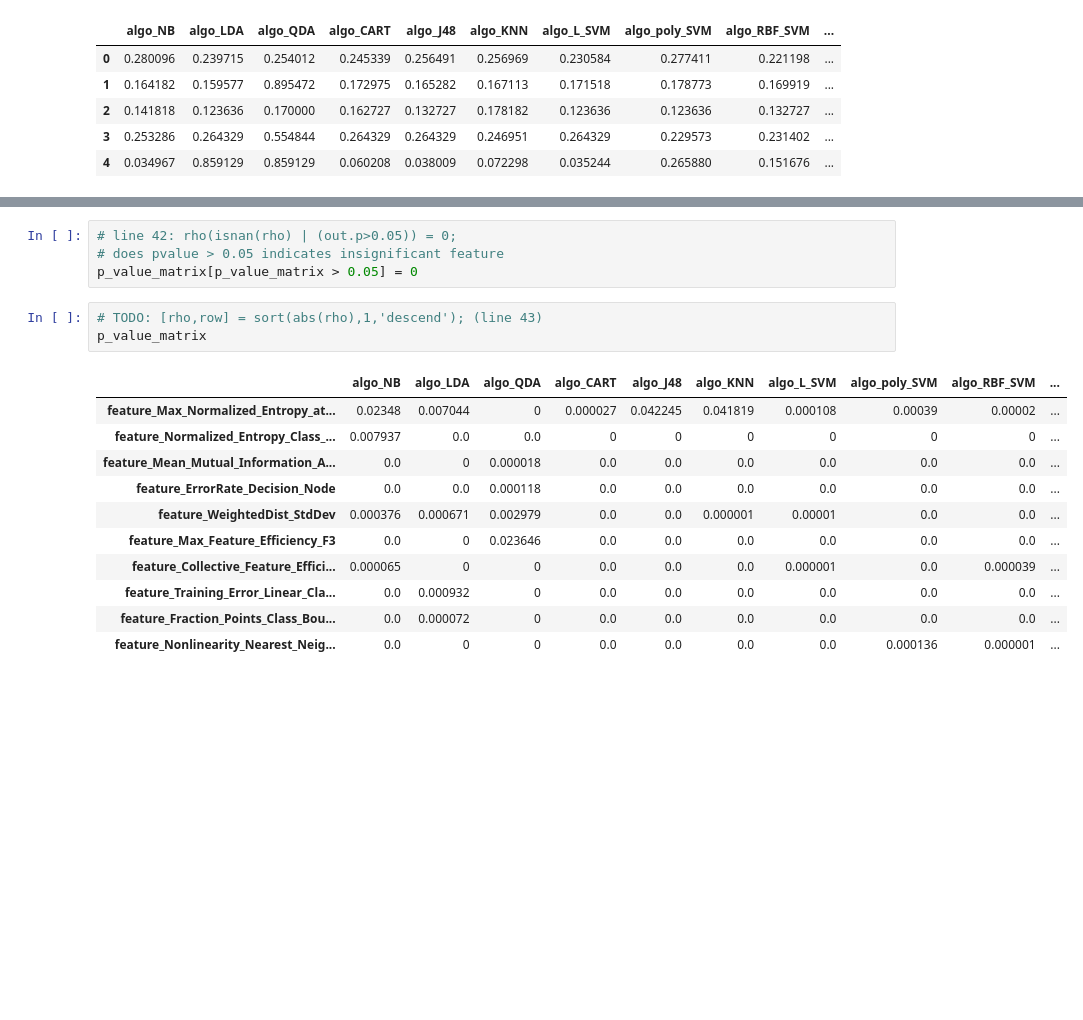
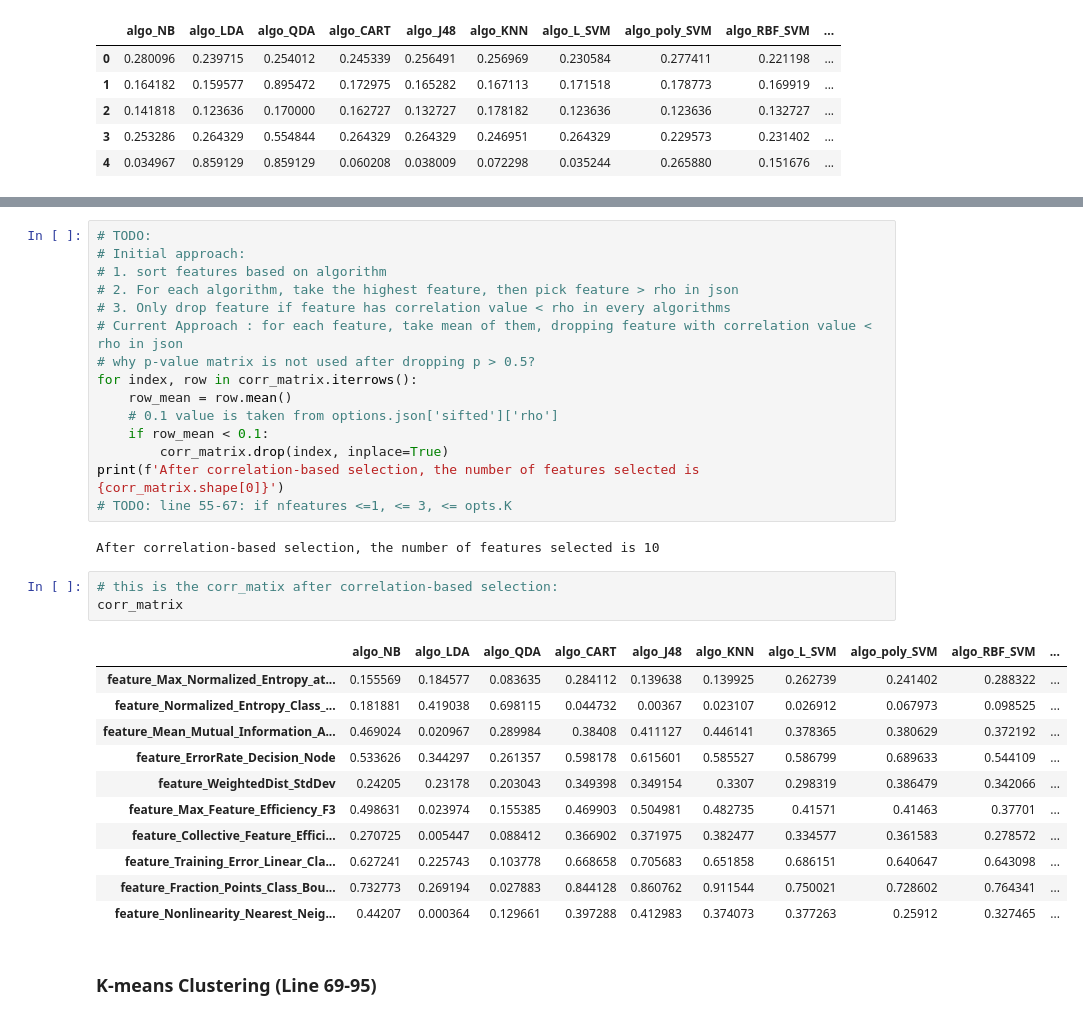
Before and after one commit to andremun/pyInstanceSpace, a Jupyter notebook: matilda/sifted.ipynb, the cells around one changed output, grey strips where cells are left out. Drawn from its saved outputs; the diff is of its cells as text; blank space fills up the shorter version.

```diff
--- a/matilda/sifted.ipynb
+++ b/matilda/sifted.ipynb
@@ -91,19 +96,34 @@ p_value_matrix
-# %%
-# line 42: rho(isnan(rho) | (out.p>0.05)) = 0;
-# does pvalue > 0.05 indicates insignificant feature
-p_value_matrix[p_value_matrix > 0.05] = 0
-# %%
-# TODO: [rho,row] = sort(abs(rho),1,'descend'); (line 43)
-p_value_matrix
-# %% [output]
-|  | algo_NB | algo_LDA | algo_QDA | algo_CART | algo_J48 | algo_KNN | algo_L_SVM | algo_poly_SVM | algo_RBF_SVM | ... |
-| feature_Max_Normalized_Entropy_at... | 0.02348 | 0.007044 | 0 | 0.000027 | 0.042245 | 0.041819 | 0.000108 | 0.00039 | 0.00002 | ... |
-| feature_Normalized_Entropy_Class_... | 0.007937 | 0.0 | 0.0 | 0 | 0 | 0 | 0 | 0 | 0 | ... |
-| feature_Mean_Mutual_Information_A... | 0.0 | 0 | 0.000018 | 0.0 | 0.0 | 0.0 | 0.0 | 0.0 | 0.0 | ... |
-| feature_ErrorRate_Decision_Node | 0.0 | 0.0 | 0.000118 | 0.0 | 0.0 | 0.0 | 0.0 | 0.0 | 0.0 | ... |
-| feature_WeightedDist_StdDev | 0.000376 | 0.000671 | 0.002979 | 0.0 | 0.0 | 0.000001 | 0.00001 | 0.0 | 0.0 | ... |
-| feature_Max_Feature_Efficiency_F3 | 0.0 | 0 | 0.023646 | 0.0 | 0.0 | 0.0 | 0.0 | 0.0 | 0.0 | ... |
-| feature_Collective_Feature_Effici... | 0.000065 | 0 | 0 | 0.0 | 0.0 | 0.0 | 0.000001 | 0.0 | 0.000039 | ... |
-| feature_Training_Error_Linear_Cla... | 0.0 | 0.000932 | 0 | 0.0 | 0.0 | 0.0 | 0.0 | 0.0 | 0.0 | ... |
-| feature_Fraction_Points_Class_Bou... | 0.0 | 0.000072 | 0 | 0.0 | 0.0 | 0.0 | 0.0 | 0.0 | 0.0 | ... |
-| feature_Nonlinearity_Nearest_Neig... | 0.0 | 0 | 0 | 0.0 | 0.0 | 0.0 | 0.0 | 0.000136 | 0.000001 | ... |
+# %%
+# TODO:
+# Initial approach:
+# 1. sort features based on algorithm
+# 2. For each algorithm, take the highest feature, then pick feature > rho in json
+# 3. Only drop feature if feature has correlation value < rho in every algorithms
+# Current Approach : for each feature, take mean of them, dropping feature with correlation value < rho in json
+# why p-value matrix is not used after dropping p > 0.5?
+for index, row in corr_matrix.iterrows():
+    row_mean = row.mean()
+    # 0.1 value is taken from options.json['sifted']['rho']
+    if row_mean < 0.1:
+        corr_matrix.drop(index, inplace=True)
+print(f'After correlation-based selection, the number of features selected is {corr_matrix.shape[0]}')
+# TODO: line 55-67: if nfeatures <=1, <= 3, <= opts.K
+# %% [output]
+After correlation-based selection, the number of features selected is 10
+# %%
+# this is the corr_matix after correlation-based selection:
+corr_matrix
+# %% [output]
+|  | algo_NB | algo_LDA | algo_QDA | algo_CART | algo_J48 | algo_KNN | algo_L_SVM | algo_poly_SVM | algo_RBF_SVM | ... |
+| feature_Max_Normalized_Entropy_at... | 0.155569 | 0.184577 | 0.083635 | 0.284112 | 0.139638 | 0.139925 | 0.262739 | 0.241402 | 0.288322 | ... |
+| feature_Normalized_Entropy_Class_... | 0.181881 | 0.419038 | 0.698115 | 0.044732 | 0.00367 | 0.023107 | 0.026912 | 0.067973 | 0.098525 | ... |
+| feature_Mean_Mutual_Information_A... | 0.469024 | 0.020967 | 0.289984 | 0.38408 | 0.411127 | 0.446141 | 0.378365 | 0.380629 | 0.372192 | ... |
+| feature_ErrorRate_Decision_Node | 0.533626 | 0.344297 | 0.261357 | 0.598178 | 0.615601 | 0.585527 | 0.586799 | 0.689633 | 0.544109 | ... |
+| feature_WeightedDist_StdDev | 0.24205 | 0.23178 | 0.203043 | 0.349398 | 0.349154 | 0.3307 | 0.298319 | 0.386479 | 0.342066 | ... |
+| feature_Max_Feature_Efficiency_F3 | 0.498631 | 0.023974 | 0.155385 | 0.469903 | 0.504981 | 0.482735 | 0.41571 | 0.41463 | 0.37701 | ... |
+| feature_Collective_Feature_Effici... | 0.270725 | 0.005447 | 0.088412 | 0.366902 | 0.371975 | 0.382477 | 0.334577 | 0.361583 | 0.278572 | ... |
+| feature_Training_Error_Linear_Cla... | 0.627241 | 0.225743 | 0.103778 | 0.668658 | 0.705683 | 0.651858 | 0.686151 | 0.640647 | 0.643098 | ... |
+| feature_Fraction_Points_Class_Bou... | 0.732773 | 0.269194 | 0.027883 | 0.844128 | 0.860762 | 0.911544 | 0.750021 | 0.728602 | 0.764341 | ... |
+| feature_Nonlinearity_Nearest_Neig... | 0.44207 | 0.000364 | 0.129661 | 0.397288 | 0.412983 | 0.374073 | 0.377263 | 0.25912 | 0.327465 | ... |
+# %% [markdown]
+### K-means Clustering (Line 69-95)
```
Also changed, not shown: parts of 9 cells of this notebook, 1 other file.
